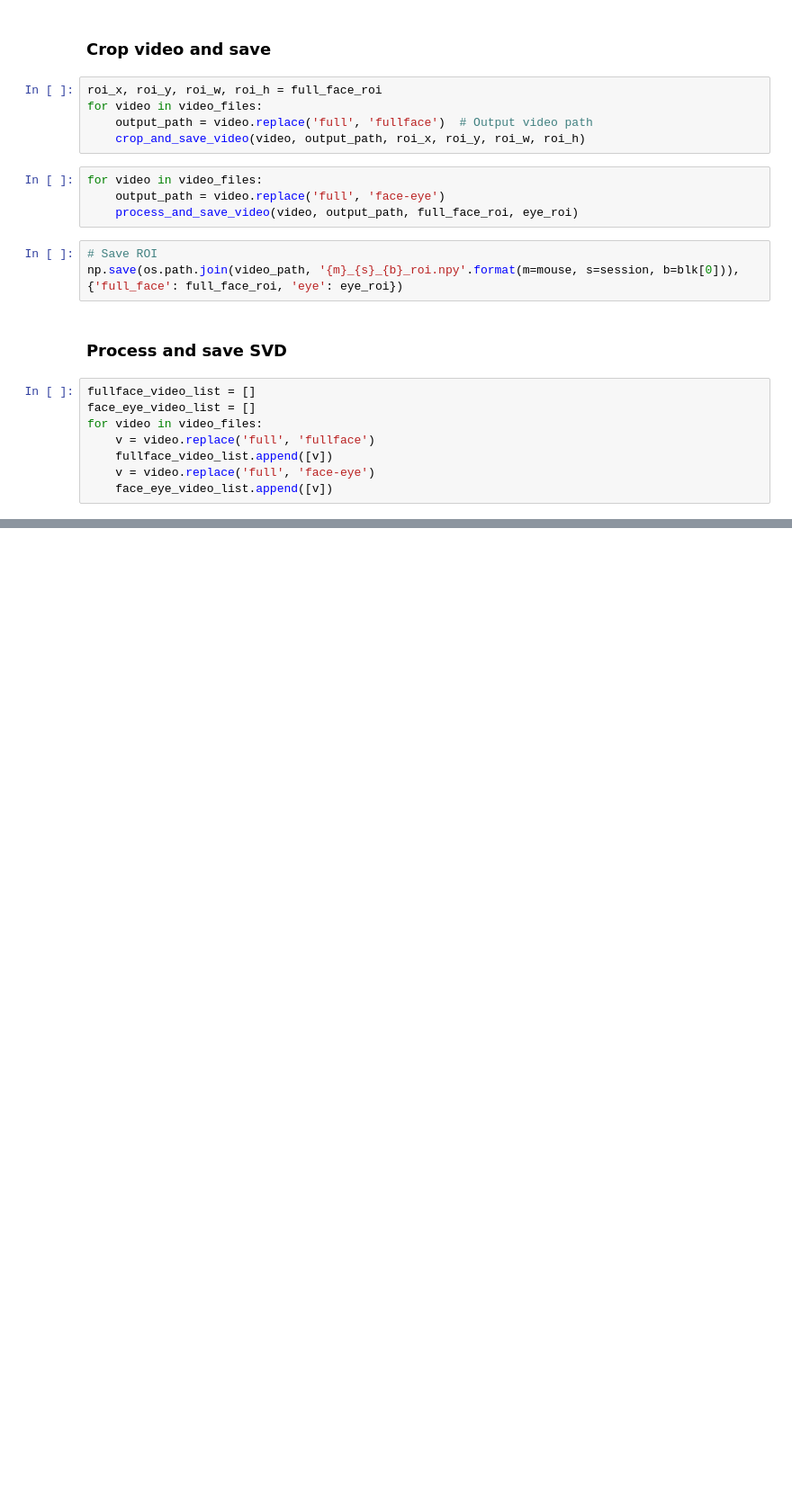
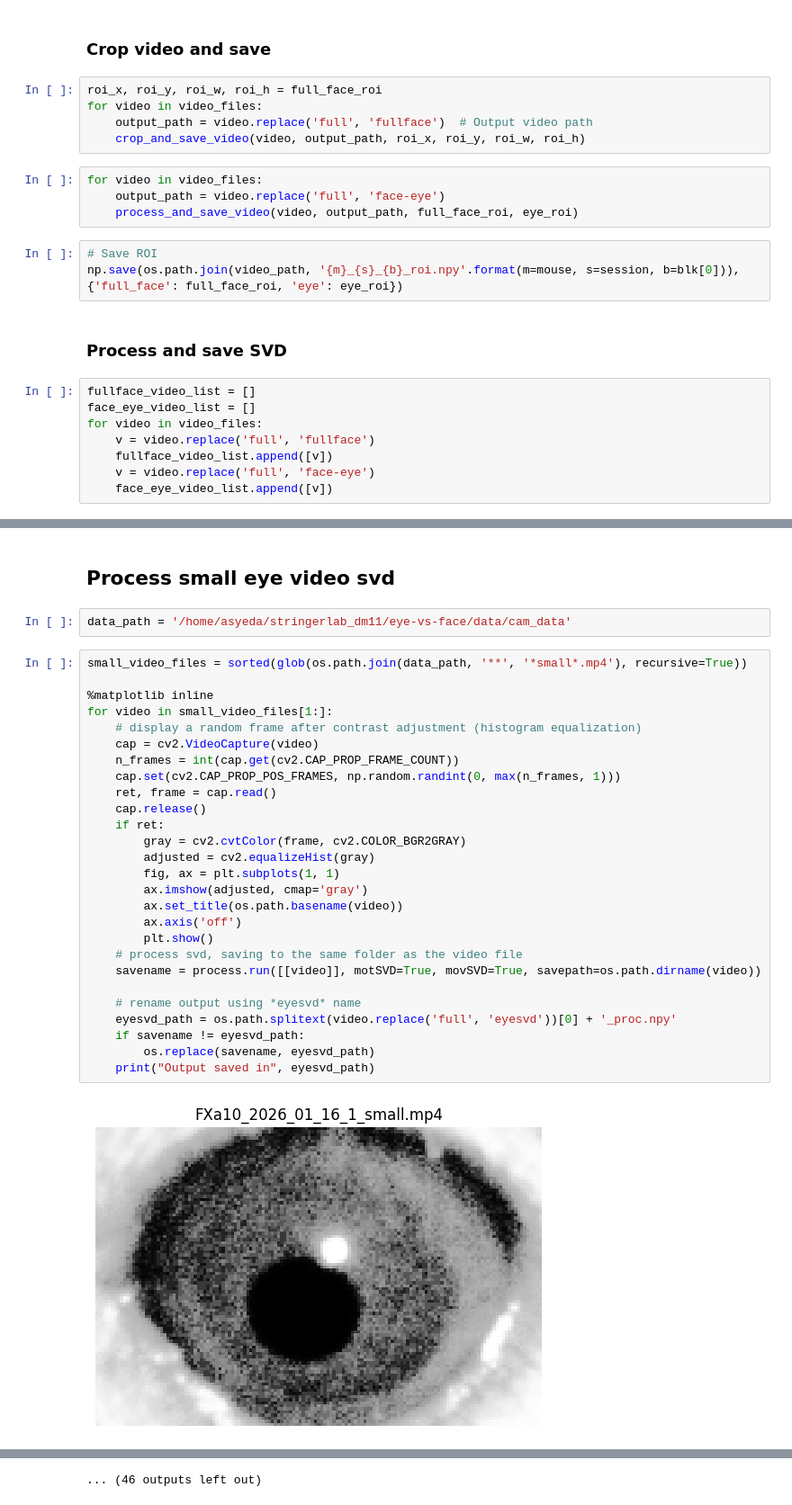
Before and after one commit to MouseLand/eye-vs-face, a Jupyter notebook: analysis/notebooks/generate_svds.ipynb, the cells around one changed output, grey strips where cells are left out. Shown at 90% size. Cells and saved outputs as stored; diff of their text form; blank space fills up the shorter version.

```diff
--- a/analysis/notebooks/generate_svds.ipynb
+++ b/analysis/notebooks/generate_svds.ipynb
@@ -229,0 +269,33 @@ Output saved in /home/asyeda/nas113/Atika/FXa8/2026_01_16/1/FXa8_2026_01_16_1_fu
+# %% [markdown]
+## Process small eye video svd
+# %%
+data_path = '/home/asyeda/stringerlab_dm11/eye-vs-face/data/cam_data'
+# %%
+small_video_files = sorted(glob(os.path.join(data_path, '**', '*small*.mp4'), recursive=True))
+
+%matplotlib inline
+for video in small_video_files[1:]:
+    # display a random frame after contrast adjustment (histogram equalization)
+    cap = cv2.VideoCapture(video)
+    n_frames = int(cap.get(cv2.CAP_PROP_FRAME_COUNT))
+    cap.set(cv2.CAP_PROP_POS_FRAMES, np.random.randint(0, max(n_frames, 1)))
+    ret, frame = cap.read()
+    cap.release()
+    if ret:
+        gray = cv2.cvtColor(frame, cv2.COLOR_BGR2GRAY)
+        adjusted = cv2.equalizeHist(gray)
+        fig, ax = plt.subplots(1, 1)
+        ax.imshow(adjusted, cmap='gray')
+        ax.set_title(os.path.basename(video))
+        ax.axis('off')
+        plt.show()
+    # process svd, saving to the same folder as the video file
+    savename = process.run([[video]], motSVD=True, movSVD=True, savepath=os.path.dirname(video))
+
+    # rename output using *eyesvd* name
+    eyesvd_path = os.path.splitext(video.replace('full', 'eyesvd'))[0] + '_proc.npy'
+    if savename != eyesvd_path:
+        os.replace(savename, eyesvd_path)
+    print("Output saved in", eyesvd_path)
+# %% [output]
+[figure, added]
@@ -229,0 +409 @@ Output saved in /home/asyeda/nas113/Atika/FXa8/2026_01_16/1/FXa8_2026_01_16_1_fu
+... (46 outputs left out)
```
Also changed, not shown: parts of 11 cells of this notebook.
